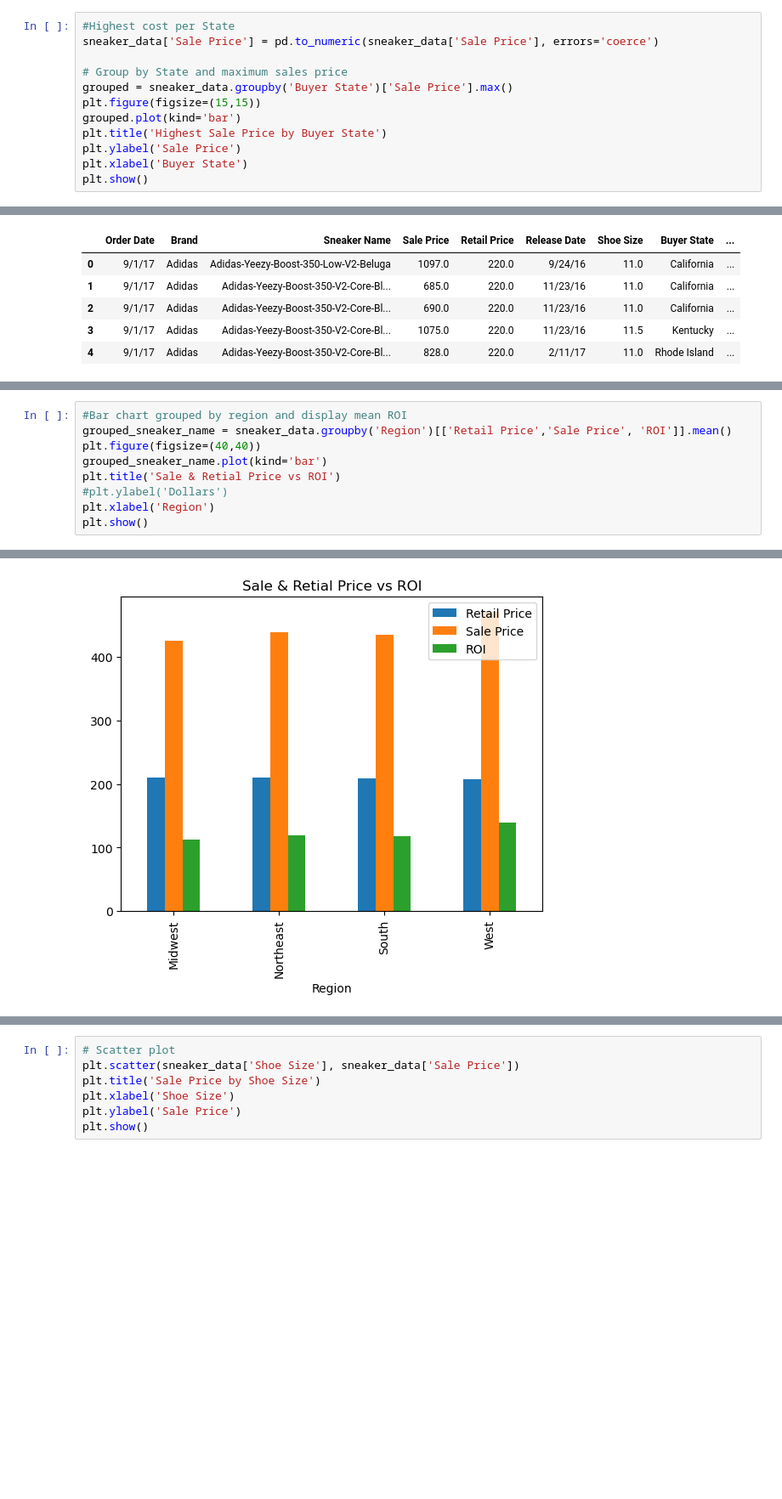
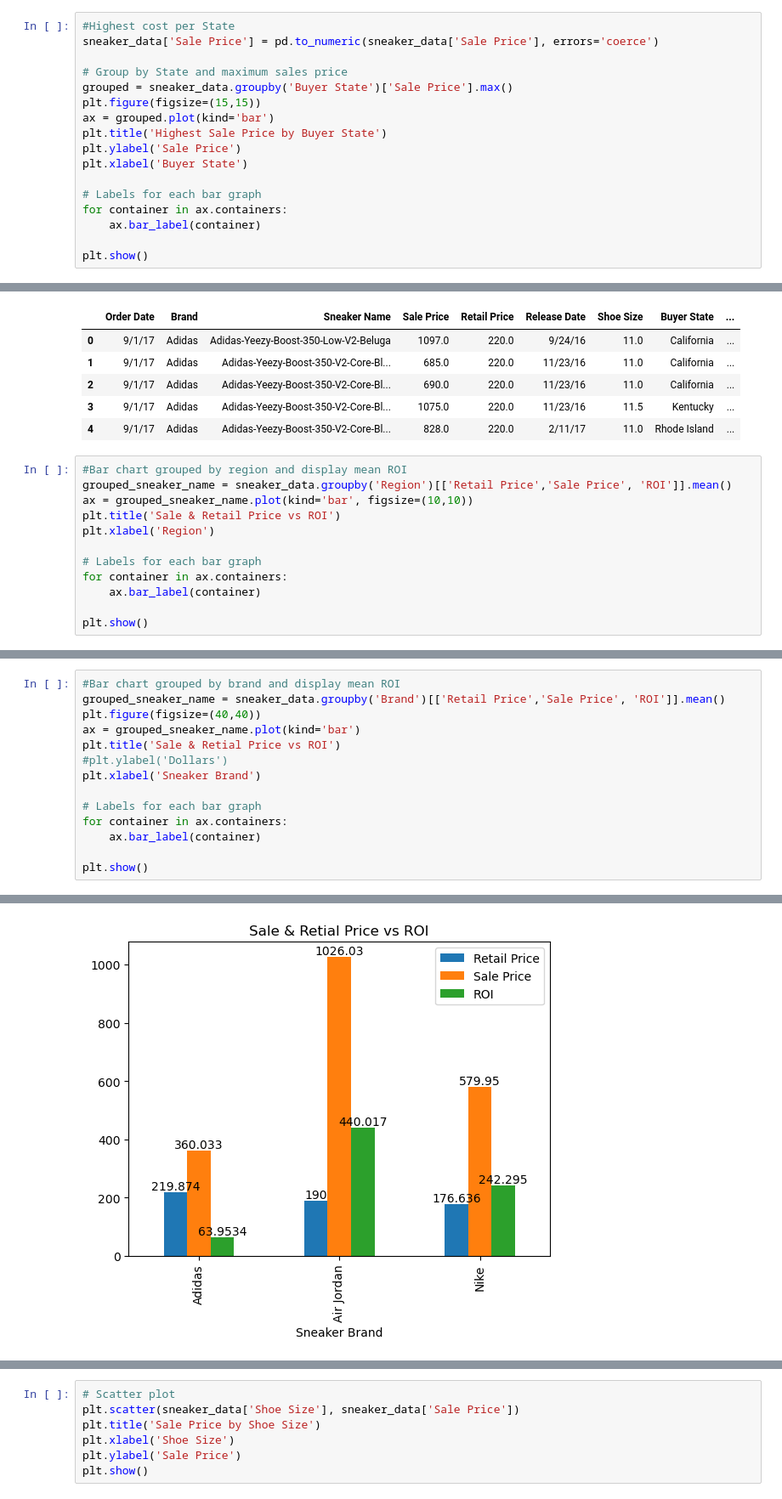
Before and after one commit to melissaa06/SNKRS_R_US, a Jupyter notebook: SneakerPy.ipynb, the cells around one changed output, grey strips where cells are left out. Shown at 85% size. Cells and saved outputs as stored; diff of their text form; blank space fills up the shorter version.

```diff
--- a/SneakerPy.ipynb
+++ b/SneakerPy.ipynb
@@ -53,9 +53,14 @@ sneaker_data['Sale Price'] = pd.to_numeric(sneaker_data['Sale Price'], errors='c
 # Group by State and maximum sales price
 grouped = sneaker_data.groupby('Buyer State')['Sale Price'].max()
 plt.figure(figsize=(15,15))
-grouped.plot(kind='bar')
+ax = grouped.plot(kind='bar')
 plt.title('Highest Sale Price by Buyer State')
 plt.ylabel('Sale Price')
 plt.xlabel('Buyer State')
+
+# Labels for each bar graph
+for container in ax.containers:
+    ax.bar_label(container)
+
 plt.show()
 # %% [output]
@@ -73,3 +78,15 @@ sneaker_data.head()
 | 2 | 9/1/17 | Adidas | Adidas-Yeezy-Boost-350-V2-Core-Bl... | 690.0 | 220.0 | 11/23/16 | 11.0 | California | ... |
 | 3 | 9/1/17 | Adidas | Adidas-Yeezy-Boost-350-V2-Core-Bl... | 1075.0 | 220.0 | 11/23/16 | 11.5 | Kentucky | ... |
 | 4 | 9/1/17 | Adidas | Adidas-Yeezy-Boost-350-V2-Core-Bl... | 828.0 | 220.0 | 2/11/17 | 11.0 | Rhode Island | ... |
+# %%
+#Bar chart grouped by region and display mean ROI
+grouped_sneaker_name = sneaker_data.groupby('Region')[['Retail Price','Sale Price', 'ROI']].mean()
+ax = grouped_sneaker_name.plot(kind='bar', figsize=(10,10))
+plt.title('Sale & Retail Price vs ROI')
+plt.xlabel('Region')
+
+# Labels for each bar graph
+for container in ax.containers:
+    ax.bar_label(container)
+
+plt.show()
@@ -76,12 +95,17 @@ sneaker_data.head()
 # %%
-#Bar chart grouped by region and display mean ROI
-grouped_sneaker_name = sneaker_data.groupby('Region')[['Retail Price','Sale Price', 'ROI']].mean()
+#Bar chart grouped by brand and display mean ROI
+grouped_sneaker_name = sneaker_data.groupby('Brand')[['Retail Price','Sale Price', 'ROI']].mean()
 plt.figure(figsize=(40,40))
-grouped_sneaker_name.plot(kind='bar')
+ax = grouped_sneaker_name.plot(kind='bar')
 plt.title('Sale & Retial Price vs ROI')
 #plt.ylabel('Dollars')
-plt.xlabel('Region')
+plt.xlabel('Sneaker Brand')
+
+# Labels for each bar graph
+for container in ax.containers:
+    ax.bar_label(container)
+
 plt.show()
 # %% [output]
 <Figure size 4000x4000 with 0 Axes>
-[figure, old version]
+[figure, new version]
```
Also changed, not shown: parts of 6 cells of this notebook.
